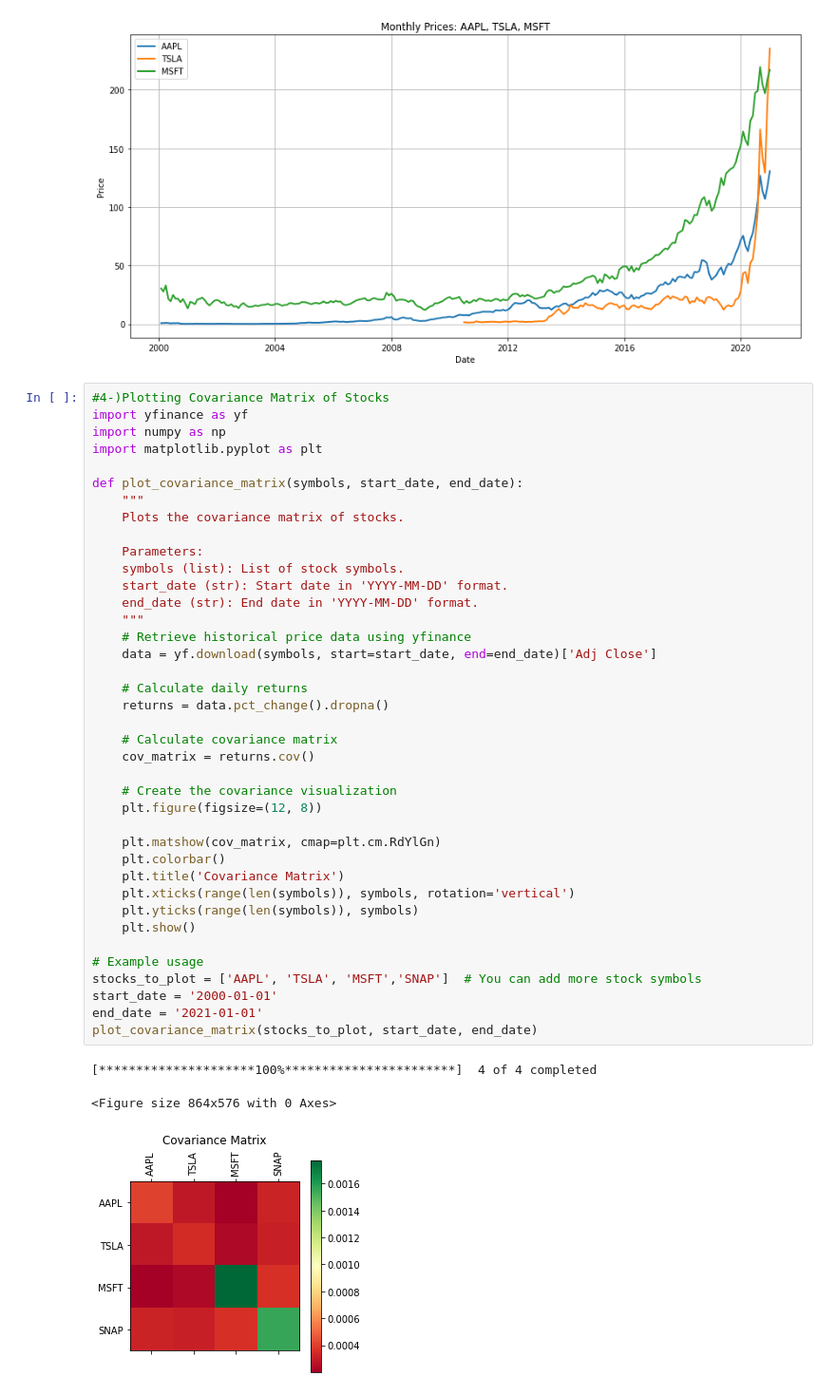
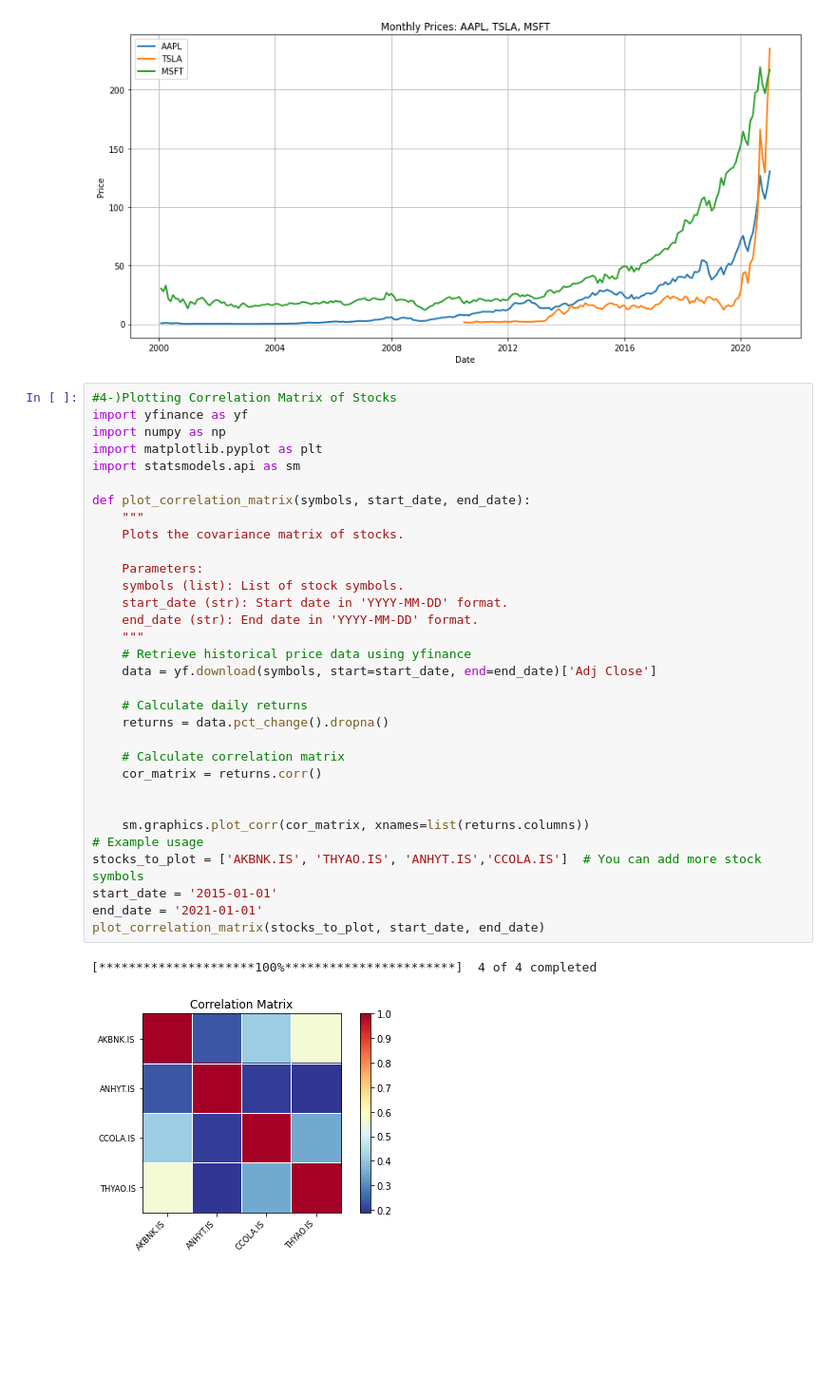
Before and after one commit to letoksoz/FinanceML, a Jupyter notebook: stock_analysis.ipynb, the cells around one changed output. Shown: that part at 95% size. Saved outputs shown, nothing was run; the diff lists cells and outputs as text; blank space fills up the shorter version.

```diff
--- a/stock_analysis.ipynb
+++ b/stock_analysis.ipynb
@@ -126,45 +126,37 @@ plot_stock_prices(stocks_to_plot, start_date, end_date)
 [*********************100%***********************]  3 of 3 completed
 [figure]
 # %%
-#4-)Plotting Covariance Matrix of Stocks
+#4-)Plotting Correlation Matrix of Stocks
 import yfinance as yf
 import numpy as np
 import matplotlib.pyplot as plt
+import statsmodels.api as sm
 
-def plot_covariance_matrix(symbols, start_date, end_date):
+def plot_correlation_matrix(symbols, start_date, end_date):
     """
     Plots the covariance matrix of stocks.
 
     Parameters:
     symbols (list): List of stock symbols.
     start_date (str): Start date in 'YYYY-MM-DD' format.
     end_date (str): End date in 'YYYY-MM-DD' format.
     """
     # Retrieve historical price data using yfinance
     data = yf.download(symbols, start=start_date, end=end_date)['Adj Close']
 
     # Calculate daily returns
     returns = data.pct_change().dropna()
 
-    # Calculate covariance matrix
-    cov_matrix = returns.cov()
+    # Calculate correlation matrix
+    cor_matrix = returns.corr()
 
-    # Create the covariance visualization
-    plt.figure(figsize=(12, 8))
 
-    plt.matshow(cov_matrix, cmap=plt.cm.RdYlGn)
-    plt.colorbar()
-    plt.title('Covariance Matrix')
-    plt.xticks(range(len(symbols)), symbols, rotation='vertical')
-    plt.yticks(range(len(symbols)), symbols)
-    plt.show()
-
+    sm.graphics.plot_corr(cor_matrix, xnames=list(returns.columns))
 # Example usage
-stocks_to_plot = ['AAPL', 'TSLA', 'MSFT','SNAP']  # You can add more stock symbols
-start_date = '2000-01-01'
+stocks_to_plot = ['AKBNK.IS', 'THYAO.IS', 'ANHYT.IS','CCOLA.IS']  # You can add more stock symbols
+start_date = '2015-01-01'
 end_date = '2021-01-01'
-plot_covariance_matrix(stocks_to_plot, start_date, end_date)
+plot_correlation_matrix(stocks_to_plot, start_date, end_date)
 # %% [output]
 [*********************100%***********************]  4 of 4 completed
-<Figure size 864x576 with 0 Axes>
-[figure, old version]
+[figure, new version]
```
Also changed, not shown: parts of 3 cells of this notebook.
